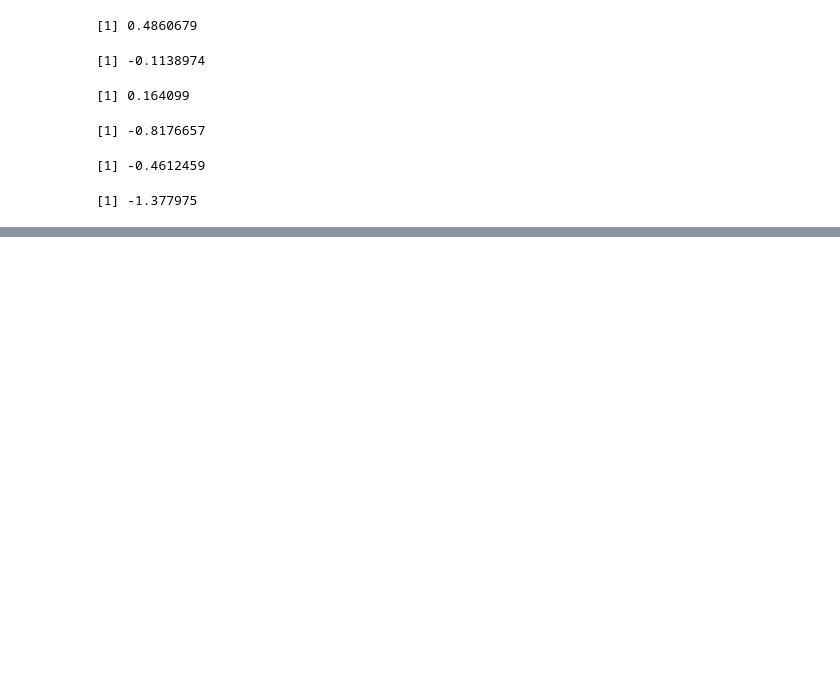
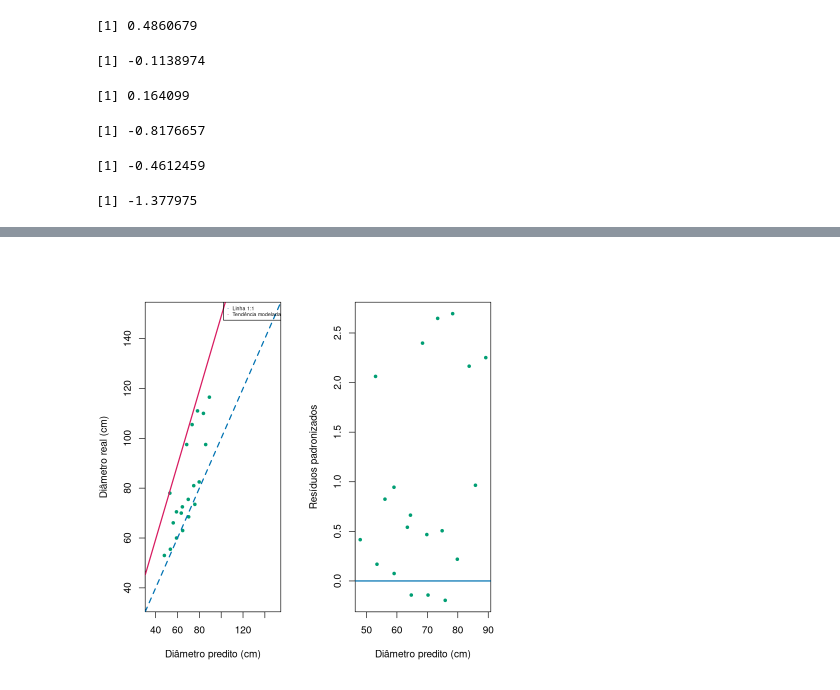
Before and after one commit to rafammi/gamlss_taper, a Jupyter notebook: gamlss.ipynb, the cells around one changed output, grey strips where cells are left out. Cells and saved outputs as stored; diff of their text form; code cells hidden in the pictures; blank space fills up the shorter version.

```diff
--- a/gamlss.ipynb
+++ b/gamlss.ipynb
@@ -189,10 +289,9 @@ test$resid <- test$di - test$di_pred
 f_gamlss <- function(d, hi, h, model) {
 
   mu_coef <- coef(model, what = "mu") # extrair coeficients
-  log_hih <- log((hi / h) + 1) # calcular logaritmo de altura relativa
 
 
-  mu <- mu_coef[1] + mu_coef[2] * d + mu_coef[3] * h + mu_coef[4] * log_hih # equacao
+  mu <- mu_coef[1] + mu_coef[2] * d + mu_coef[3] * hi # equacao
   di_pred <- mu
 
   return(di_pred)
@@ -208,0 +324,23 @@ v_gamlss <- function(d, hi,h, model) {
+# %%
+test_pred <- test %>%
+  group_by(ID) %>%
+  arrange(hi) %>%
+  mutate(
+    hi_next = lead(hi),
+    di_next = lead(di_pred),
+    volume = purrr::map2_dbl(hi, hi_next, ~{
+      if (is.na(.y)) return(NA_real_)
+
+
+      di_start <- di_pred[hi == .x]
+      di_end   <- di_next[hi == .x]
+
+      di_fun <- approxfun(x = c(.x, .y), y = c(di_start, di_end))
+
+      integrate(function(h) (pi / 40000) * di_fun(h)^2, lower = .x, upper = .y)$value
+    })
+  )
+test_pred[is.na(test_pred)] <- 0
+# %%
+test_pred$resid = (test_pred$vi - test_pred$volume)
+test_pred$resid_di = (test_pred$di - test_pred$di_pred)
@@ -208,0 +368,3 @@ v_gamlss <- function(d, hi,h, model) {
+# %%
+mod1 <- lm(test_pred$vi ~ test_pred$volume)
+summary(mod1)
@@ -208,0 +389,17 @@ v_gamlss <- function(d, hi,h, model) {
+# %%
+par(mfrow=c(1,2))
+plot(test_pred$di_pred, test_pred$di,
+     xlab = "Diâmetro predito (cm)",
+     ylab = "Diâmetro real (cm)",
+     pch = 20, col = "#009E73",
+     xlim=c(35,150),ylim=c(35,150))
+abline(mod1, col = "#D81B60", lwd = 2)
+abline(0, 1, col = "#0072B2", lwd = 2,lty=2)
+legend("topright", legend = c("Linha 1:1","Tendência modelada"), pch = c("-","-"), col = c("#0072B2",'#D81B60'),cex=0.5)
+plot(test_pred$di_pred, test_pred$resid_di / sd(test_pred$resid_di),
+     xlab = "Diâmetro predito (cm)",
+     ylab = "Resíduos padronizados",
+     pch = 20, col = "#009E73")
+abline(0, 0, col = "#0072B2", lwd = 2)
+# %% [output]
+[figure, added]
```
Also changed, not shown: parts of 15 cells of this notebook.
